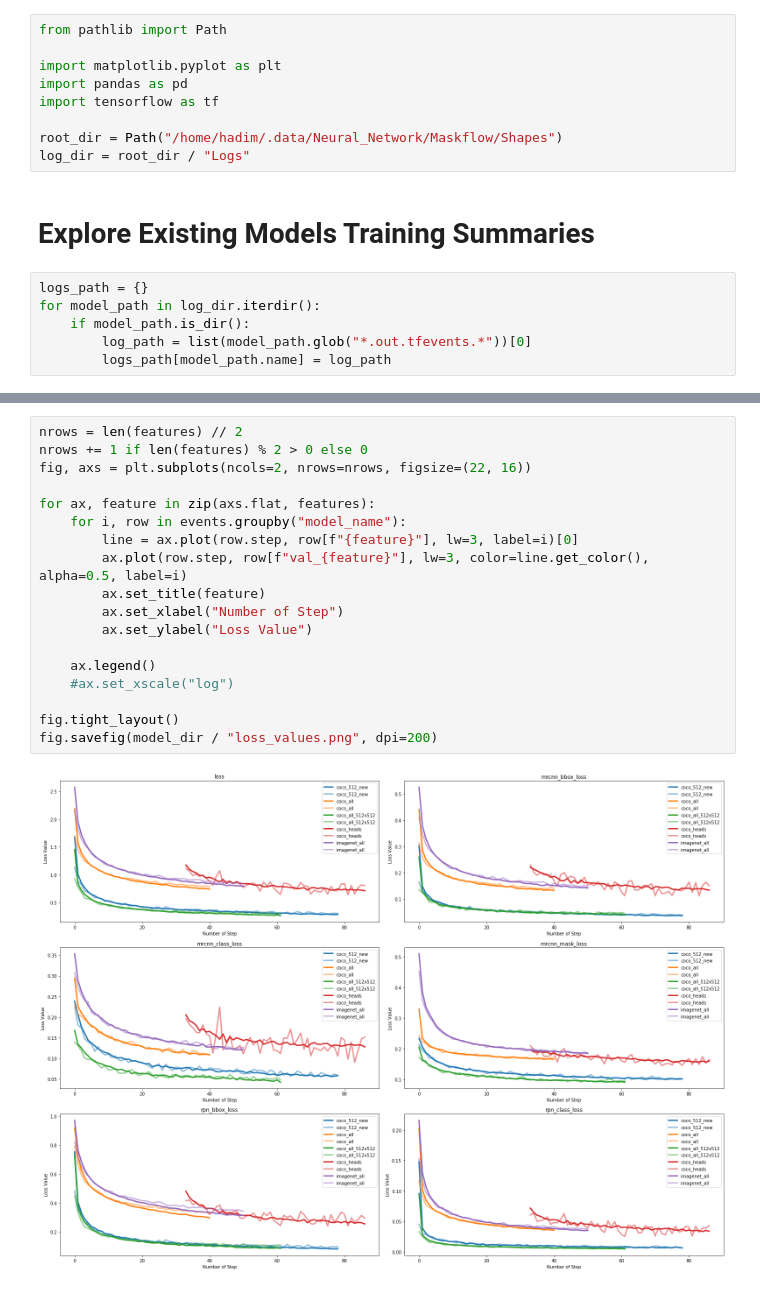
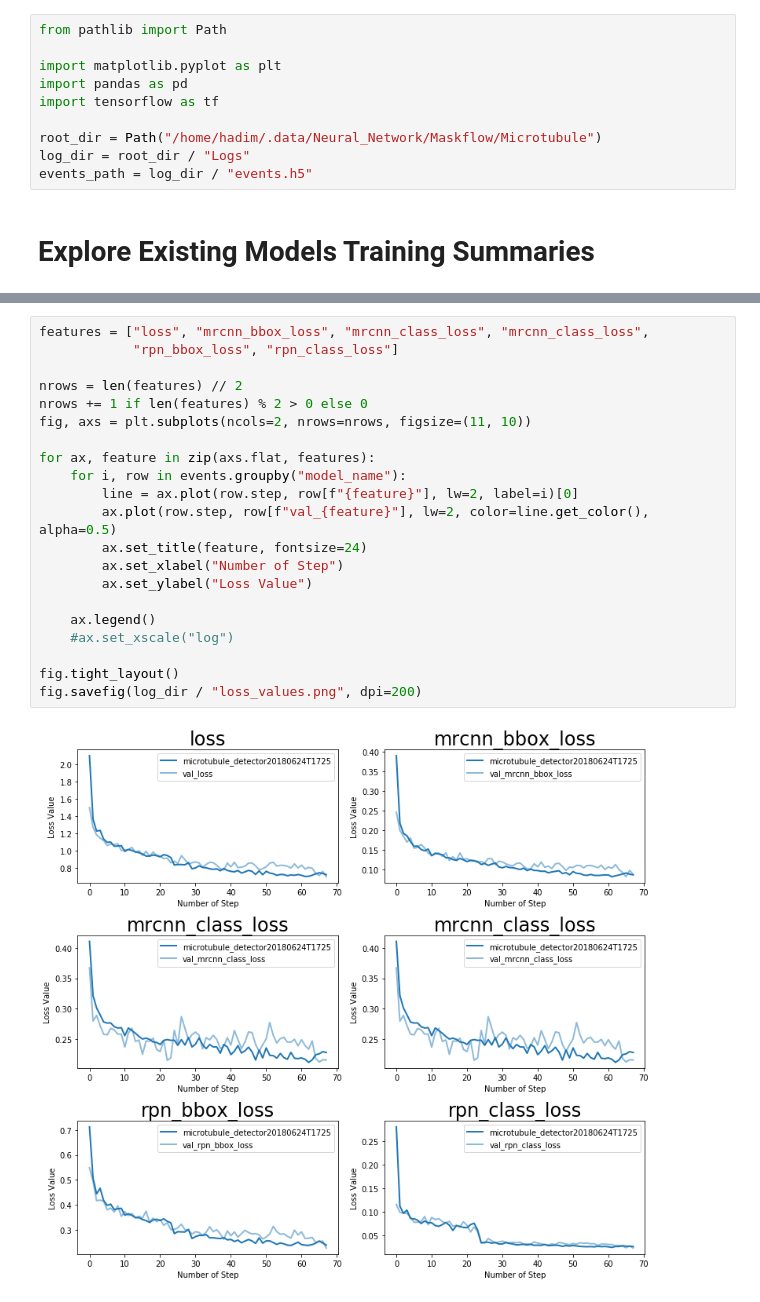
Before and after one commit to hadim/maskflow, a Jupyter notebook: notebooks/0_Advanced/Training_Review.ipynb, the cells around one changed output, grey strips where cells are left out. Saved outputs shown, nothing was run; the diff lists cells and outputs as text.

```diff
--- a/notebooks/0_Advanced/Training_Review.ipynb
+++ b/notebooks/0_Advanced/Training_Review.ipynb
@@ -5,14 +5,9 @@ import matplotlib.pyplot as plt
 import pandas as pd
 import tensorflow as tf
 
-root_dir = Path("/home/hadim/.data/Neural_Network/Maskflow/Shapes")
+root_dir = Path("/home/hadim/.data/Neural_Network/Maskflow/Microtubule")
 log_dir = root_dir / "Logs"
+events_path = log_dir / "events.h5"
 # %% [markdown]
 # Explore Existing Models Training Summaries
-# %%
-logs_path = {}
-for model_path in log_dir.iterdir():
-    if model_path.is_dir():
-        log_path = list(model_path.glob("*.out.tfevents.*"))[0]
-        logs_path[model_path.name] = log_path
 # %%
@@ -41,20 +53,23 @@ DataLossError: truncated record at 5785123
 # %%
+features = ["loss", "mrcnn_bbox_loss", "mrcnn_class_loss", "mrcnn_class_loss",
+            "rpn_bbox_loss", "rpn_class_loss"]
+
 nrows = len(features) // 2
 nrows += 1 if len(features) % 2 > 0 else 0
-fig, axs = plt.subplots(ncols=2, nrows=nrows, figsize=(22, 16))
+fig, axs = plt.subplots(ncols=2, nrows=nrows, figsize=(11, 10))
 
 for ax, feature in zip(axs.flat, features):
     for i, row in events.groupby("model_name"):
-        line = ax.plot(row.step, row[f"{feature}"], lw=3, label=i)[0]
-        ax.plot(row.step, row[f"val_{feature}"], lw=3, color=line.get_color(), alpha=0.5, label=i)
-        ax.set_title(feature)
+        line = ax.plot(row.step, row[f"{feature}"], lw=2, label=i)[0]
+        ax.plot(row.step, row[f"val_{feature}"], lw=2, color=line.get_color(), alpha=0.5)
+        ax.set_title(feature, fontsize=24)
         ax.set_xlabel("Number of Step")
         ax.set_ylabel("Loss Value")
 
     ax.legend()
     #ax.set_xscale("log")
 
 fig.tight_layout()
-fig.savefig(model_dir / "loss_values.png", dpi=200)
+fig.savefig(log_dir / "loss_values.png", dpi=200)
 # %% [output]
-[figure, old version]
+[figure, new version]
```
Also changed, not shown: parts of 2 cells of this notebook, 2 other files.
